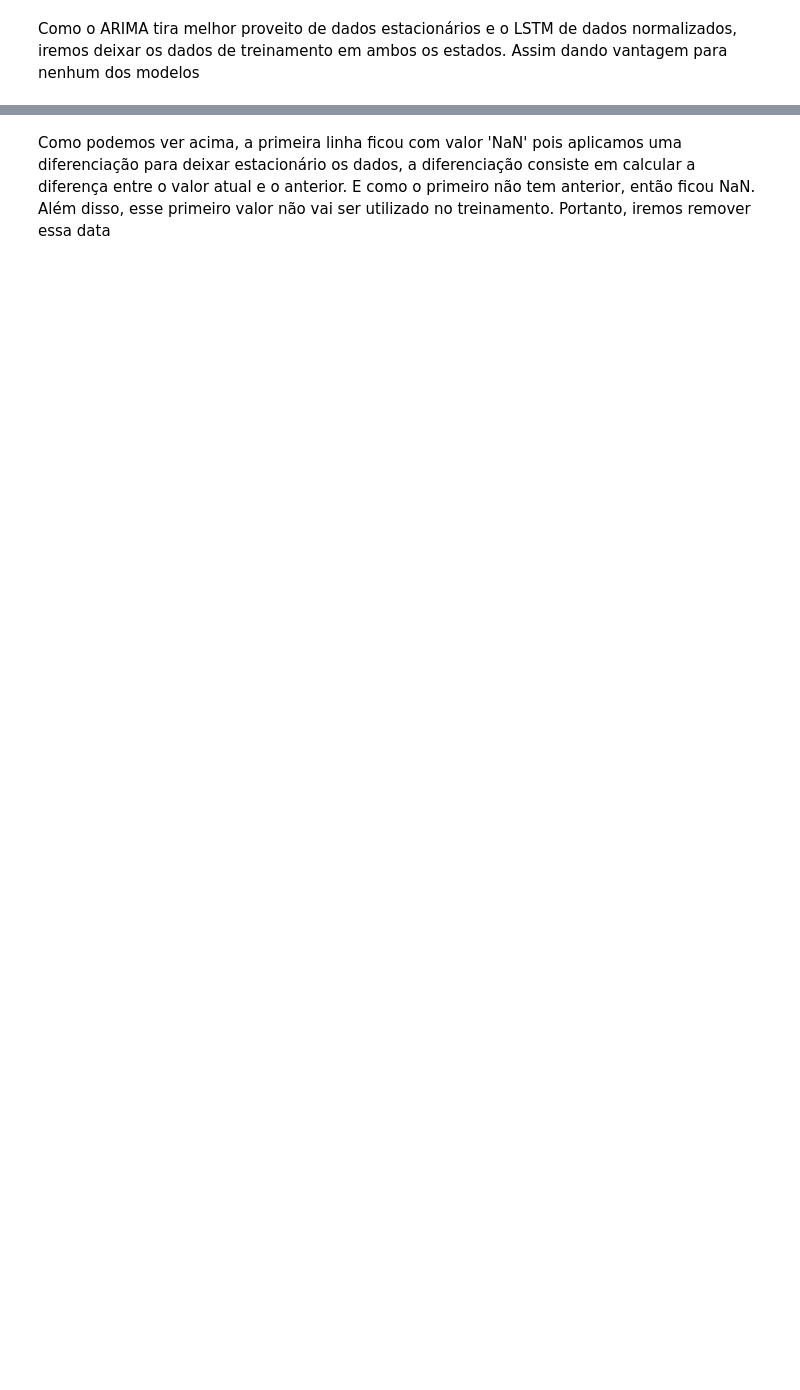
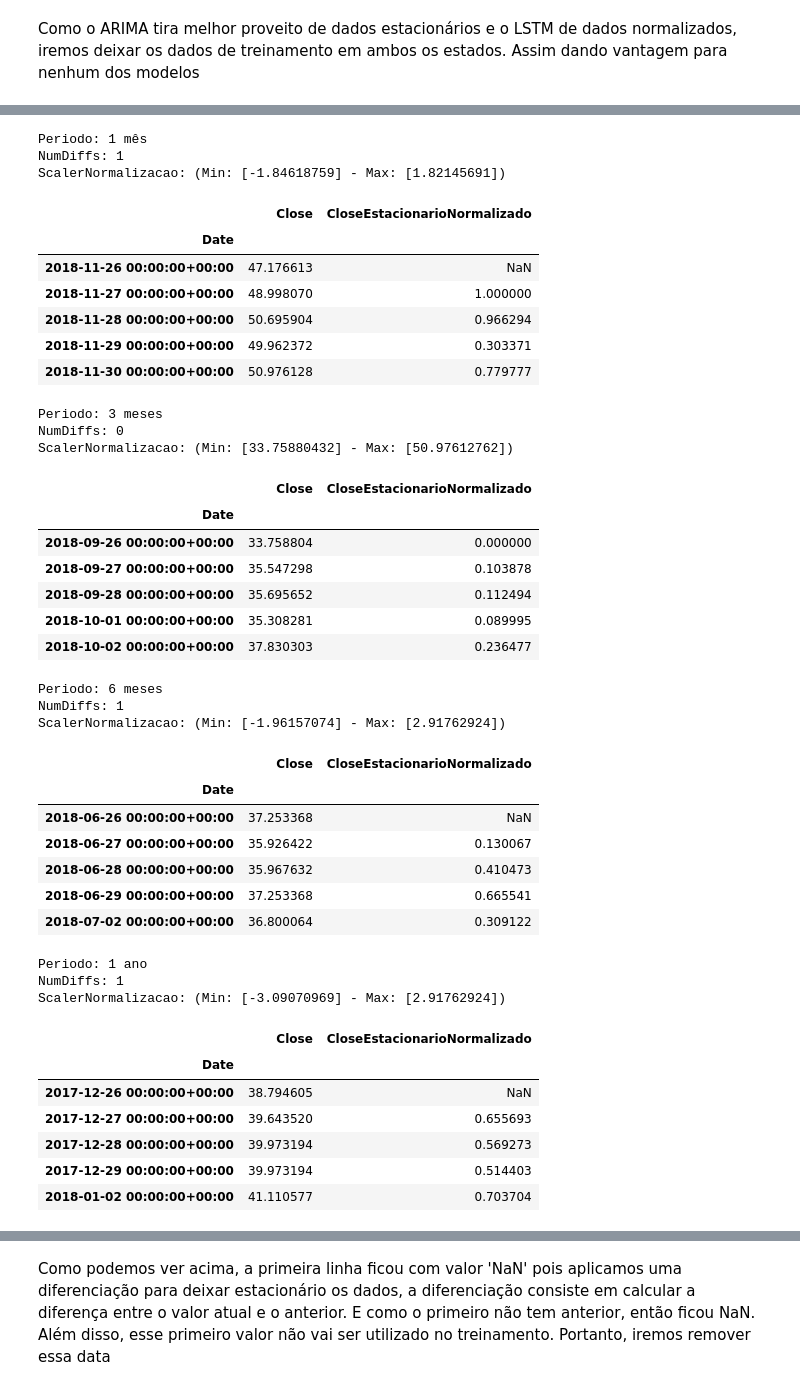
Before and after one commit to KayoRBC/TCC, a Jupyter notebook: notebook.ipynb, the cells around one changed output, grey strips where cells are left out. Saved outputs shown, nothing was run; the diff lists cells and outputs as text; code cells hidden in the pictures; blank space fills up the shorter version.

```diff
--- a/notebook.ipynb
+++ b/notebook.ipynb
@@ -327,7 +401,7 @@ Como o ARIMA tira melhor proveito de dados estacionários e o LSTM de dados norm
 # Função para verificar se uma série é estacionária usando o teste ADF
 def is_stationary(series, alpha=0.05):
     try:
-        result = adfuller(series)
+        result = adfuller(series.dropna())
         p_value = result[1]
         return p_value < alpha  # Retorna True se a série é estacionária
     except ValueError:
@@ -339,7 +413,7 @@ def make_stationary(df, column):
     d = 0  # Número de diferenciações aplicadas
     # Diferencia a série até que ela seja estacionária
     while not is_stationary(series) and d < 5:  # Limite de 5 diferenciações para evitar excesso
-        series = series.diff().dropna()
+        series = series.diff()
         d += 1
     return series, d
 
@@ -351,28 +425,23 @@ def normalize_series(series):
     return series_normalized.flatten(), scaler
 
 
-dict_train_periods_tratada = dict()
+def tratar_dict_train_periods(dict_train_periods: dict) -> dict:
+    for periodo, dict_tickers in dict_train_periods.items():
+        for ticker_name, dict_ticker_details in dict_tickers.items():
+            history = dict_ticker_details["history"]
 
-# Itera sobre o dicionário e torna as séries estacionárias e normalizadas
-for ticker, dict_periodo in  dict_train_periods.items():
-    for periodo, history in dict_periodo.items():
-        if not dict_train_periods_tratada.__contains__(periodo):
-            dict_train_periods_tratada[periodo] = dict()
+            # Torna a série estacionária
+            estacionaria, num_diffs = make_stationary(history, column='Close')
 
-        print(f'Tratando historico de treino do ticker \'{ticker}\' com período de \'{periodo}\'')
+            # Normaliza a série estacionária
+            estacionaria_normalizada, scaler = normalize_series(estacionaria)
 
-        # Torna a série estacionária
-        estacionaria, num_diffs = make_stationary(history, column='Close')
+            history['CloseEstacionarioNormalizado'] = pd.DataFrame({'CloseEstacionarioNormalizado': estacionaria_normalizada}, history.index)
+            dict_ticker_details["num_diffs"] = num_diffs
+            dict_ticker_details["scaler_normalizacao"] = scaler
+            print(f'Série de treinamento da ação \'{ticker_name}\' com período de \'{periodo}\' foi diferenciada {num_diffs} vezes e normalizada.')
 
-        # Normaliza a série estacionária
-        estacionaria_normalizada, scaler = normalize_series(estacionaria)
+    return dict_train_periods
 
-        # Ajusta os índices para garantir que o comprimento corresponda ao DataFrame original
-        # Adiciona a série normalizada ao DataFrame, alinhando os índices
-        history_tratada = pd.DataFrame({'Normalized_Stationary_Close': estacionaria_normalizada}, estacionaria.index)
-        history_tratada['Normalized_Stationary_Close'] = history_tratada['Normalized_Stationary_Close'].reindex(history.index)
-
-        dict_train_periods_tratada[periodo][ticker] = {"historico_original": history, "num_diffs": num_diffs, "scaler_normalizacao": scaler, "historico_estacionario_normalizado": history_tratada}
-
-        print(f'Série para \'{ticker}\' com periodo \'{periodo}\' foi diferenciada {num_diffs} vezes e normalizada.')
+dict_train_periods = tratar_dict_train_periods(dict_train_periods)
 # %% [output]
@@ -419,0 +465,43 @@ Periodo: 3 meses
+# %%
+show_first_ticker_period_details(dict_train_periods)
+# %% [output]
+Periodo: 1 mês
+NumDiffs: 1
+ScalerNormalizacao: (Min: [-1.84618759] - Max: [1.82145691])
+|  | Close | CloseEstacionarioNormalizado |
+| Date |  |  |
+| 2018-11-26 00:00:00+00:00 | 47.176613 | NaN |
+| 2018-11-27 00:00:00+00:00 | 48.998070 | 1.000000 |
+| 2018-11-28 00:00:00+00:00 | 50.695904 | 0.966294 |
+| 2018-11-29 00:00:00+00:00 | 49.962372 | 0.303371 |
+| 2018-11-30 00:00:00+00:00 | 50.976128 | 0.779777 |
+Periodo: 3 meses
+NumDiffs: 0
+ScalerNormalizacao: (Min: [33.75880432] - Max: [50.97612762])
+|  | Close | CloseEstacionarioNormalizado |
+| Date |  |  |
+| 2018-09-26 00:00:00+00:00 | 33.758804 | 0.000000 |
+| 2018-09-27 00:00:00+00:00 | 35.547298 | 0.103878 |
+| 2018-09-28 00:00:00+00:00 | 35.695652 | 0.112494 |
+| 2018-10-01 00:00:00+00:00 | 35.308281 | 0.089995 |
+| 2018-10-02 00:00:00+00:00 | 37.830303 | 0.236477 |
+Periodo: 6 meses
+NumDiffs: 1
+ScalerNormalizacao: (Min: [-1.96157074] - Max: [2.91762924])
+|  | Close | CloseEstacionarioNormalizado |
+| Date |  |  |
+| 2018-06-26 00:00:00+00:00 | 37.253368 | NaN |
+| 2018-06-27 00:00:00+00:00 | 35.926422 | 0.130067 |
+| 2018-06-28 00:00:00+00:00 | 35.967632 | 0.410473 |
+| 2018-06-29 00:00:00+00:00 | 37.253368 | 0.665541 |
+| 2018-07-02 00:00:00+00:00 | 36.800064 | 0.309122 |
+Periodo: 1 ano
+NumDiffs: 1
+ScalerNormalizacao: (Min: [-3.09070969] - Max: [2.91762924])
+|  | Close | CloseEstacionarioNormalizado |
+| Date |  |  |
+| 2017-12-26 00:00:00+00:00 | 38.794605 | NaN |
+| 2017-12-27 00:00:00+00:00 | 39.643520 | 0.655693 |
+| 2017-12-28 00:00:00+00:00 | 39.973194 | 0.569273 |
+| 2017-12-29 00:00:00+00:00 | 39.973194 | 0.514403 |
+| 2018-01-02 00:00:00+00:00 | 41.110577 | 0.703704 |
```
Also changed, not shown: parts of 33 cells of this notebook.
